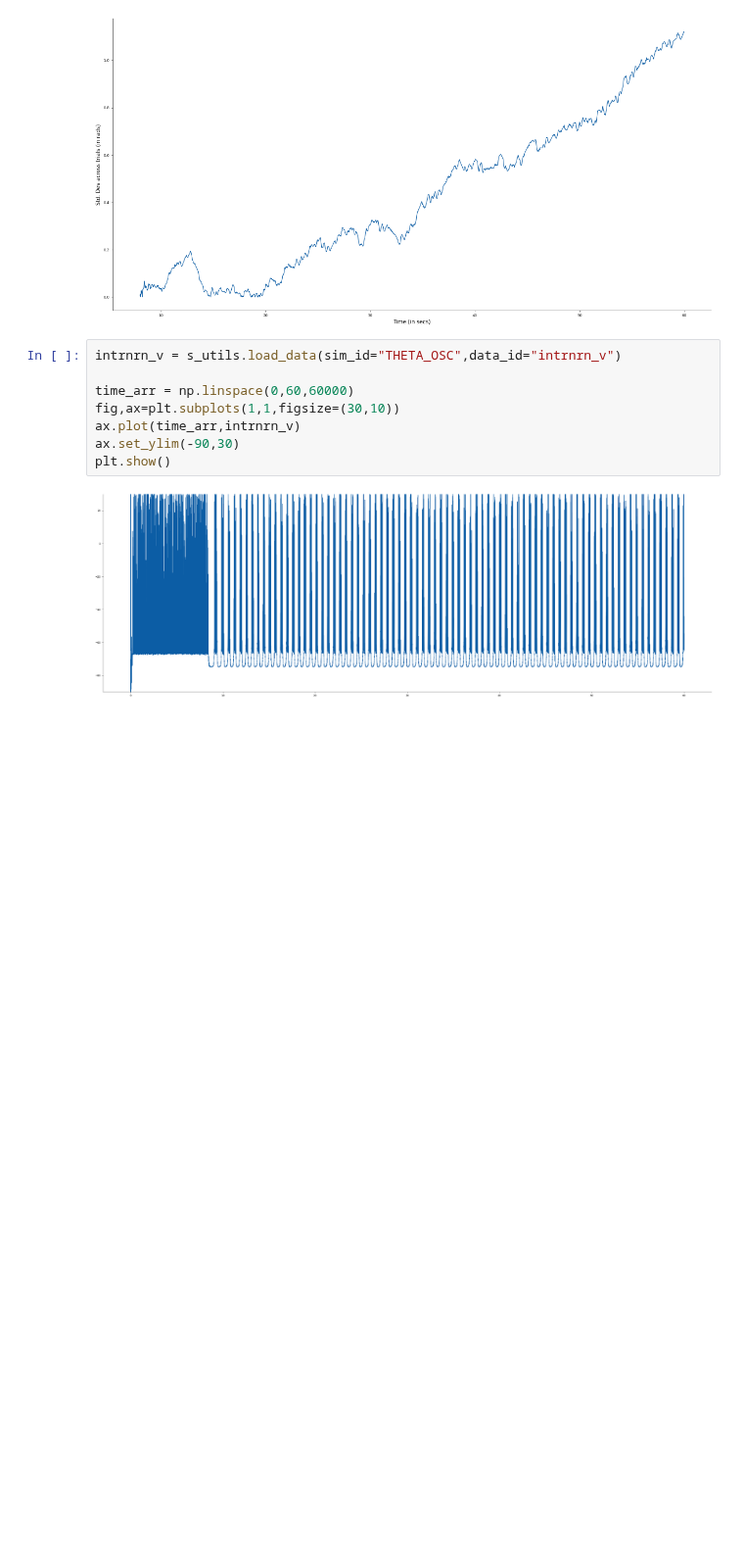
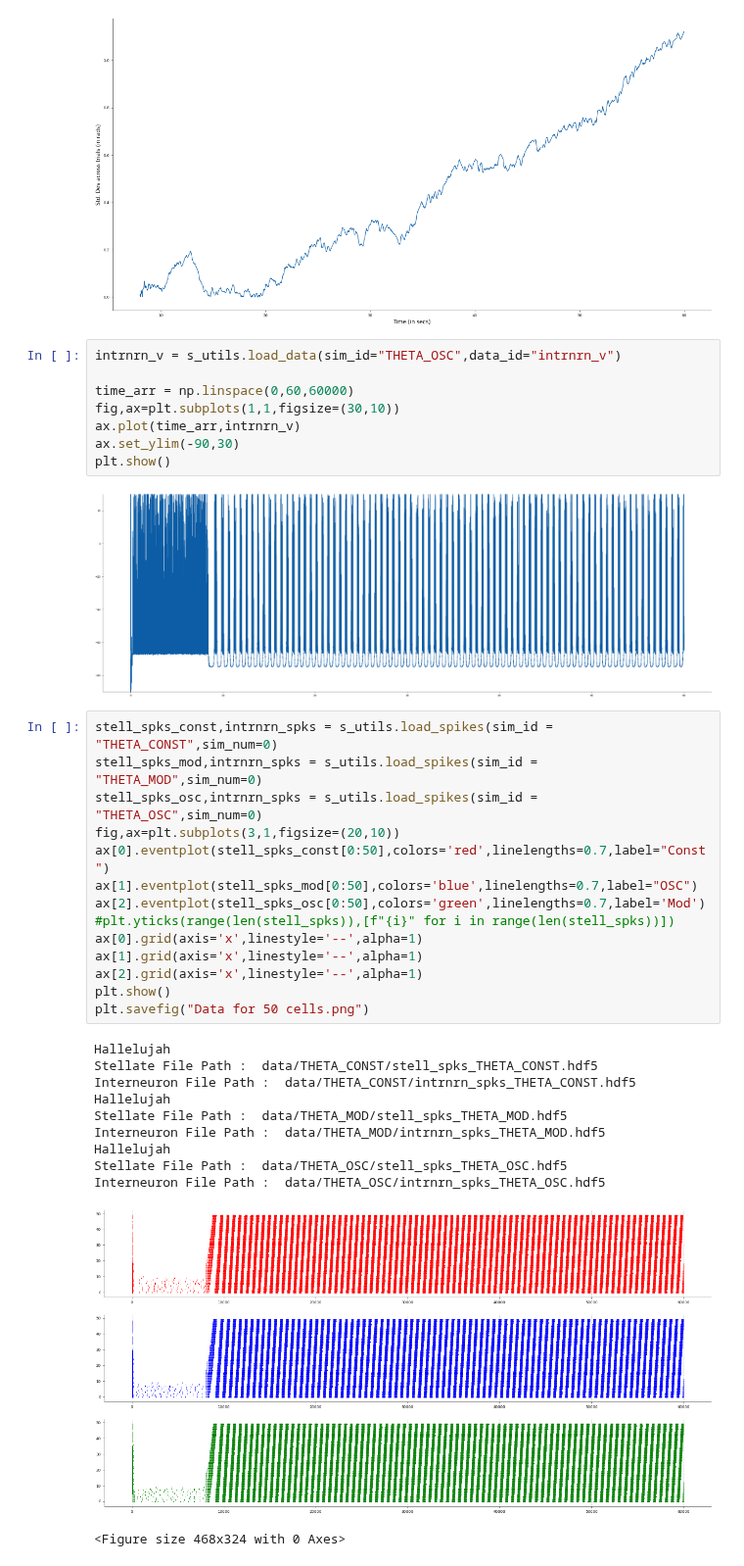
Before and after one commit to tiny-infinity/GridCellsCopy, a Jupyter notebook: analysis/notebooks/theta_analysis/gov_2.ipynb, the cells around one changed output. Shown at 98% size. Saved outputs shown, nothing was run; the diff lists cells and outputs as text; blank space fills up the shorter version.

```diff
--- a/analysis/notebooks/theta_analysis/gov_2.ipynb
+++ b/analysis/notebooks/theta_analysis/gov_2.ipynb
@@ -228,3 +226,29 @@ ax.set_ylim(-90,30)
 plt.show()
 # %% [output]
 [figure]
+# %%
+stell_spks_const,intrnrn_spks = s_utils.load_spikes(sim_id = "THETA_CONST",sim_num=0)
+stell_spks_mod,intrnrn_spks = s_utils.load_spikes(sim_id = "THETA_MOD",sim_num=0)
+stell_spks_osc,intrnrn_spks = s_utils.load_spikes(sim_id = "THETA_OSC",sim_num=0)
+fig,ax=plt.subplots(3,1,figsize=(20,10))
+ax[0].eventplot(stell_spks_const[0:50],colors='red',linelengths=0.7,label="Const")
+ax[1].eventplot(stell_spks_mod[0:50],colors='blue',linelengths=0.7,label="OSC")
+ax[2].eventplot(stell_spks_osc[0:50],colors='green',linelengths=0.7,label='Mod')
+#plt.yticks(range(len(stell_spks)),[f"{i}" for i in range(len(stell_spks))])
+ax[0].grid(axis='x',linestyle='--',alpha=1)
+ax[1].grid(axis='x',linestyle='--',alpha=1)
+ax[2].grid(axis='x',linestyle='--',alpha=1)
+plt.show()
+plt.savefig("Data for 50 cells.png")
+# %% [output]
+Hallelujah
+Stellate File Path :  data/THETA_CONST/stell_spks_THETA_CONST.hdf5
+Interneuron File Path :  data/THETA_CONST/intrnrn_spks_THETA_CONST.hdf5
+Hallelujah
+Stellate File Path :  data/THETA_MOD/stell_spks_THETA_MOD.hdf5
+Interneuron File Path :  data/THETA_MOD/intrnrn_spks_THETA_MOD.hdf5
+Hallelujah
+Stellate File Path :  data/THETA_OSC/stell_spks_THETA_OSC.hdf5
+Interneuron File Path :  data/THETA_OSC/intrnrn_spks_THETA_OSC.hdf5
+[figure, added]
+<Figure size 468x324 with 0 Axes>
```
Also changed, not shown: parts of 6 cells of this notebook.
